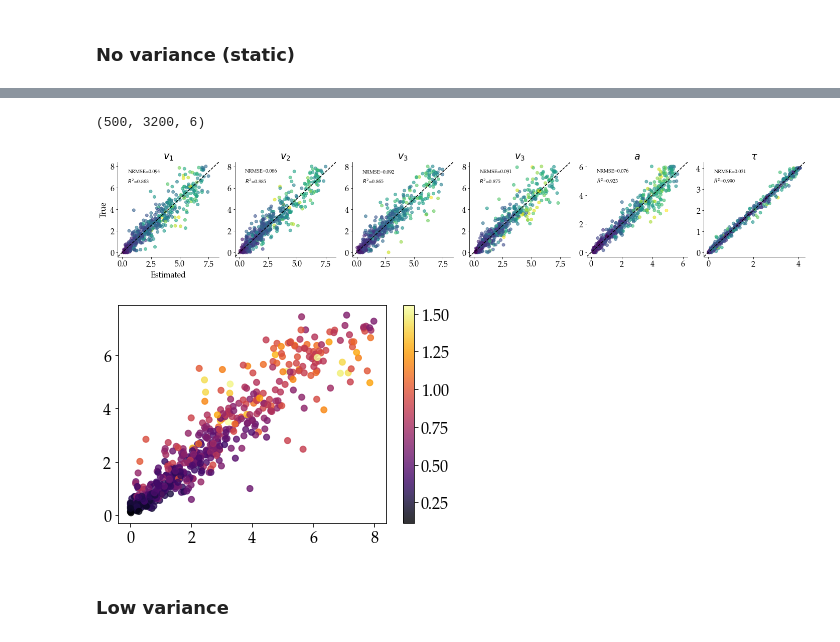
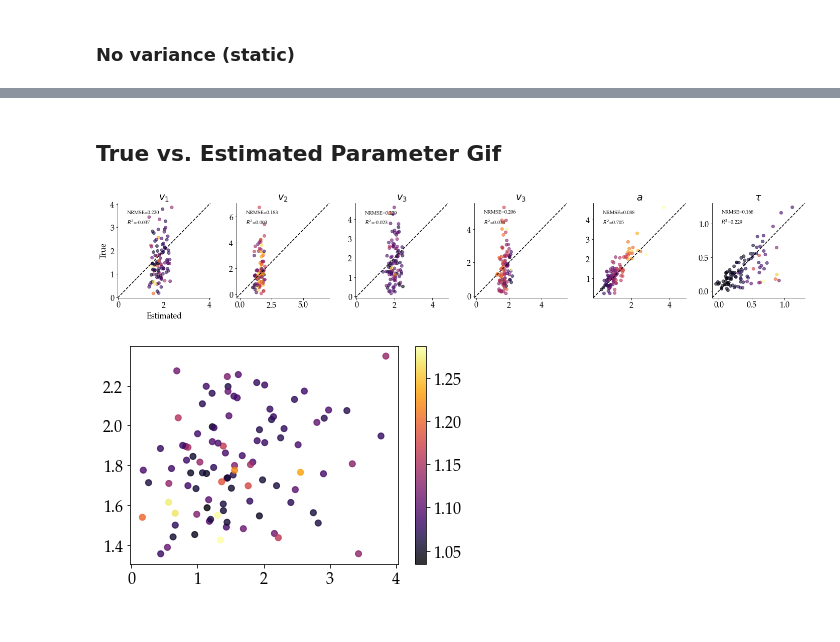
Before and after one commit to LuSchumacher/dynamic_models, a Jupyter notebook: ablation_study/ablation_study.ipynb, the cells around one changed output, grey strips where cells are left out. Cells and saved outputs as stored; diff of their text form; code cells hidden in the pictures.

```diff
--- a/ablation_study/ablation_study.ipynb
+++ b/ablation_study/ablation_study.ipynb
@@ -318,13 +318,13 @@ for i in range(len(epochs)):
 # Evaluation
 # %%
 # load trained network
-network_no_var   = StaticHeteroscedasticNetwork(6)
-network_low_var  = HeteroscedasticNetwork(6, 6)
-network_high_var = HeteroscedasticNetwork(6, 6)
+network_no_var     = StaticHeteroscedasticNetwork(6)
+network_low_var    = StaticHeteroscedasticNetwork(6)
+network_high_var   = StaticHeteroscedasticNetwork(6)
 network_dynamic_dm = HeteroscedasticNetwork(6, 6)
-network_no_var.load_weights('checkpoints_ablation/ablation_static_3200')
-network_low_var.load_weights('checkpoints_ablation/ablation_lowVar_3200')
-network_high_var.load_weights('checkpoints_ablation/ablation_highVar_3200')
+network_no_var.load_weights('checkpoints_ablation/ablation_static_3200_new')
+network_low_var.load_weights('checkpoints_ablation/ablation_lowVar_3200_new')
+network_high_var.load_weights('checkpoints_ablation/ablation_highVar_3200_new')
 network_dynamic_dm.load_weights('../model_comparison/checkpoints/varying_hyperparams_3200')
 # %% [output]
 <tensorflow.python.training.tracking.util.CheckpointLoadStatus at 0x...>
@@ -497,7 +533,8 @@ def plot_post_mean_error(stan_post_samples, bf_post_no_var, bf_post_low_var, bf_
 # %%
-# # load simulated data and stan fits
-# sim = pd.read_pickle('sim_data_ablation/sim_800_noVar.pkl')
-# rt = sim['rt']
-# context = to_categorical(sim['context'])
-# sim_data = np.concatenate((rt[:, :, np.newaxis], context), axis=-1)
-# stan_post_samples = sim['stan_post_samples']
+# load simulated data and stan fits
+sim = pd.read_pickle('sim_data_ablation/sim_data_ablation_3200_highVar_2.pkl')
+rt = sim['rt']
+context = to_categorical(sim['context'])
+x_nn = np.concatenate((rt[:, :, np.newaxis], context), axis=-1)
+true_theta_d = sim['theta_d']
+stan_post_samples = sim['stan_post_samples']
@@ -571,8 +546,0 @@ bf_post_dynamic_dm, _ = network_dynamic_dm(x_nn)
-# %%
-# bf_post_high_var_mean = np.array(bf_post_high_var.mean())
-# bf_post_high_var_mean.shape
-bf_post_dynamic_dm_mean = np.array(bf_post_dynamic_dm.mean())
-bf_post_dynamic_dm_sd = np.array(bf_post_dynamic_dm.stddev())
-bf_post_dynamic_dm_mean.shape
-# %% [output]
-(500, 3200, 6)
@@ -579,3 +551,5 @@ bf_post_dynamic_dm_mean.shape
+# %% [markdown]
+## True vs. Estimated Parameter Gif
 # %%
 def true_vs_estimated(theta_true, theta_est, theta_est_sd, param_names, dpi=300,
                       figsize=(20, 4), show=True, filename=None, font_size=12):
@@ -600,7 +574,7 @@ def true_vs_estimated(theta_true, theta_est, theta_est_sd, param_names, dpi=300,
         Font size
     """
 
-    cm = plt.cm.get_cmap('RdYlBu')
+    cm = plt.cm.get_cmap('inferno')
 
     # Plot settings
     plt.rcParams['font.size'] = font_size
@@ -618,7 +592,7 @@ def true_vs_estimated(theta_true, theta_est, theta_est_sd, param_names, dpi=300,
     for j in range(len(param_names)):
 
         # Plot analytic vs estimated
-        axarr[j].scatter(x=theta_est[:, j], y=theta_true[:, j], c=theta_est_sd[:, j], alpha=0.6)
+        axarr[j].scatter(x=theta_est[:, j], y=theta_true[:, j], c=theta_est_sd[:, j], alpha=0.6, cmap=cm)
         # axarr[j].colorbar()
 
         # get axis limits and set equal x and y limits
@@ -664,17 +638,17 @@ def true_vs_estimated(theta_true, theta_est, theta_est_sd, param_names, dpi=300,
     if filename is not None:
         f.savefig(filename)
 # %%
-time = 1500
-true_param = theta_d[:, time, :]
-pred_param = bf_post_dynamic_dm_mean[:, time, :]
-pred_param_sd = bf_post_dynamic_dm_sd[:, time, :]
+time = 10
+true_param = true_theta_d[:, time, :]
+pred_param = bf_post_no_var.mean()[:, time, :]
+pred_param_sd = bf_post_no_var.stddev()[:, time, :]
 
 PARAM_LABELS = [r'$v_1$', r'$v_2$', r'$v_3$', r'$v_3$', r'$a$', r'$\tau$']
 # Recovery plot
 true_vs_estimated(theta_true=true_param, theta_est=pred_param, theta_est_sd=pred_param_sd,
                   param_names=PARAM_LABELS, dpi=300, figsize=(20,4),font_size=16)
 # %% [output]
-[figure, old version]
+[figure, new version]
 # %%
 import matplotlib.pyplot as plt
 cm = plt.cm.get_cmap('inferno')
@@ -682,4 +656,4 @@ sc = plt.scatter(x=true_param[:, 0], y=pred_param[:, 0], c=pred_param_sd[:, 0],
 plt.colorbar(sc)
 plt.show()
 # %% [output]
-[figure, old version]
+[figure, new version]
@@ -700,2 +659,0 @@ plot_post_mean_error(stan_post_samples, bf_post_no_var, bf_post_low_var[0], bf_p
-# %% [markdown]
-### Low variance
```
Also changed, not shown: parts of 48 cells of this notebook, 12 other files.
